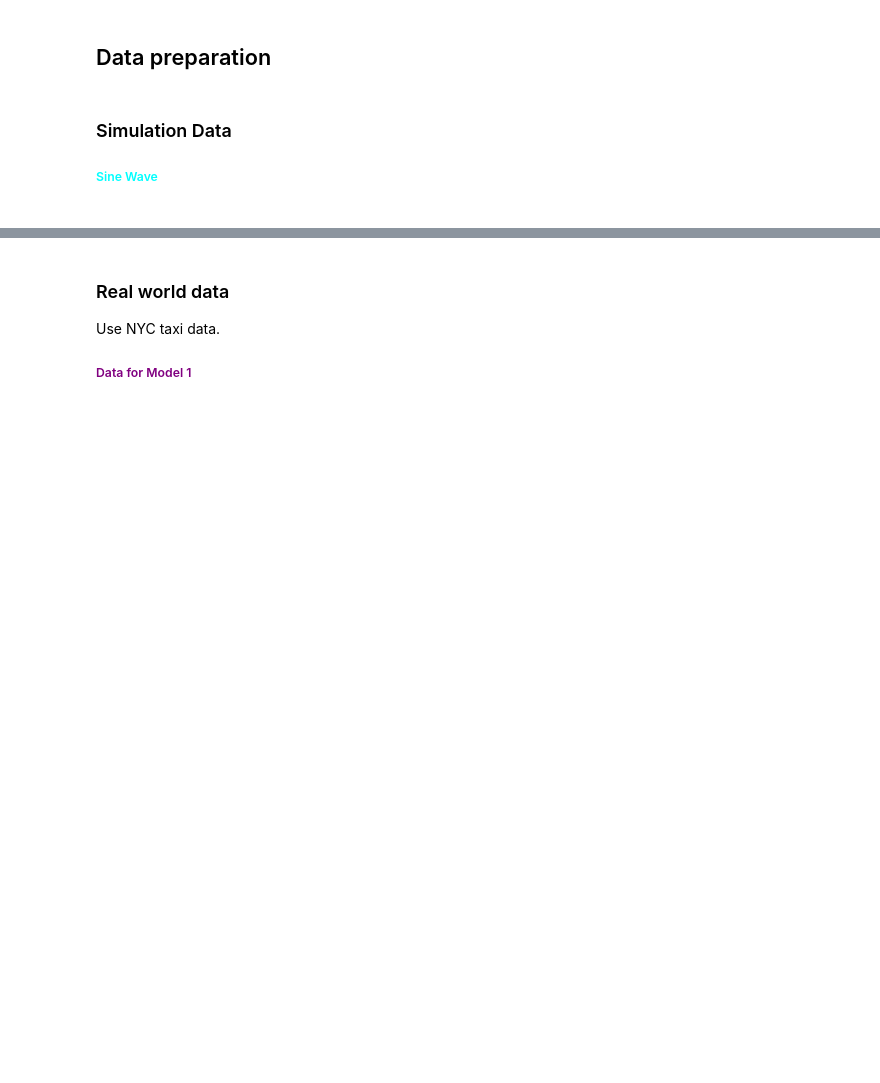
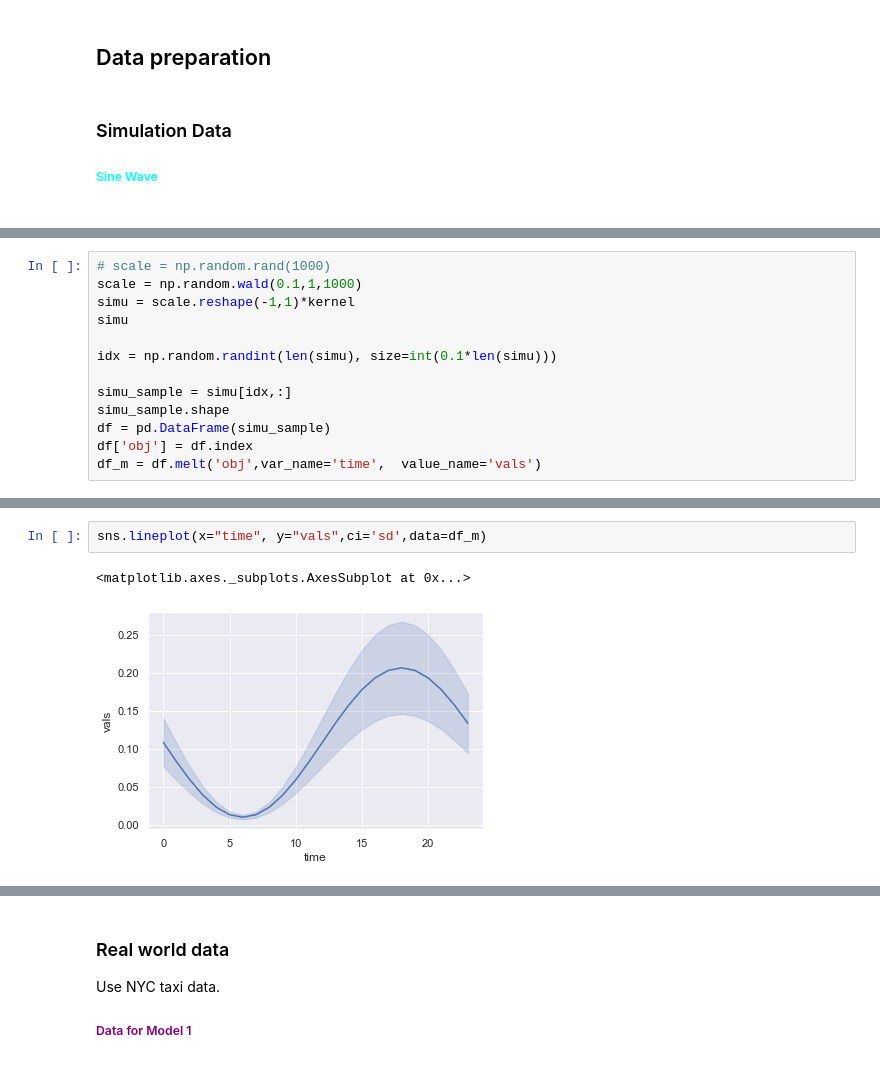
Before and after one commit to leonardzh/zheng_MnM4SDS_project, a Jupyter notebook: LSTM_NNSI.ipynb, the cells around one changed output, grey strips where cells are left out. Cells and saved outputs as stored; diff of their text form; blank space fills up the shorter version.

Commit message:
simulated time series

```diff
--- a/LSTM_NNSI.ipynb
+++ b/LSTM_NNSI.ipynb
@@ -56,0 +38,13 @@ sequence
+# %%
+# scale = np.random.rand(1000)
+scale = np.random.wald(0.1,1,1000)
+simu = scale.reshape(-1,1)*kernel
+simu
+
+idx = np.random.randint(len(simu), size=int(0.1*len(simu)))
+
+simu_sample = simu[idx,:]
+simu_sample.shape
+df = pd.DataFrame(simu_sample)
+df['obj'] = df.index
+df_m = df.melt('obj',var_name='time',  value_name='vals')
@@ -56,0 +62,5 @@ sequence
+# %%
+sns.lineplot(x="time", y="vals",ci='sd',data=df_m)
+# %% [output]
+<matplotlib.axes._subplots.AxesSubplot at 0x...>
+[figure, added]
```
Also changed, not shown: parts of 12 cells of this notebook.
